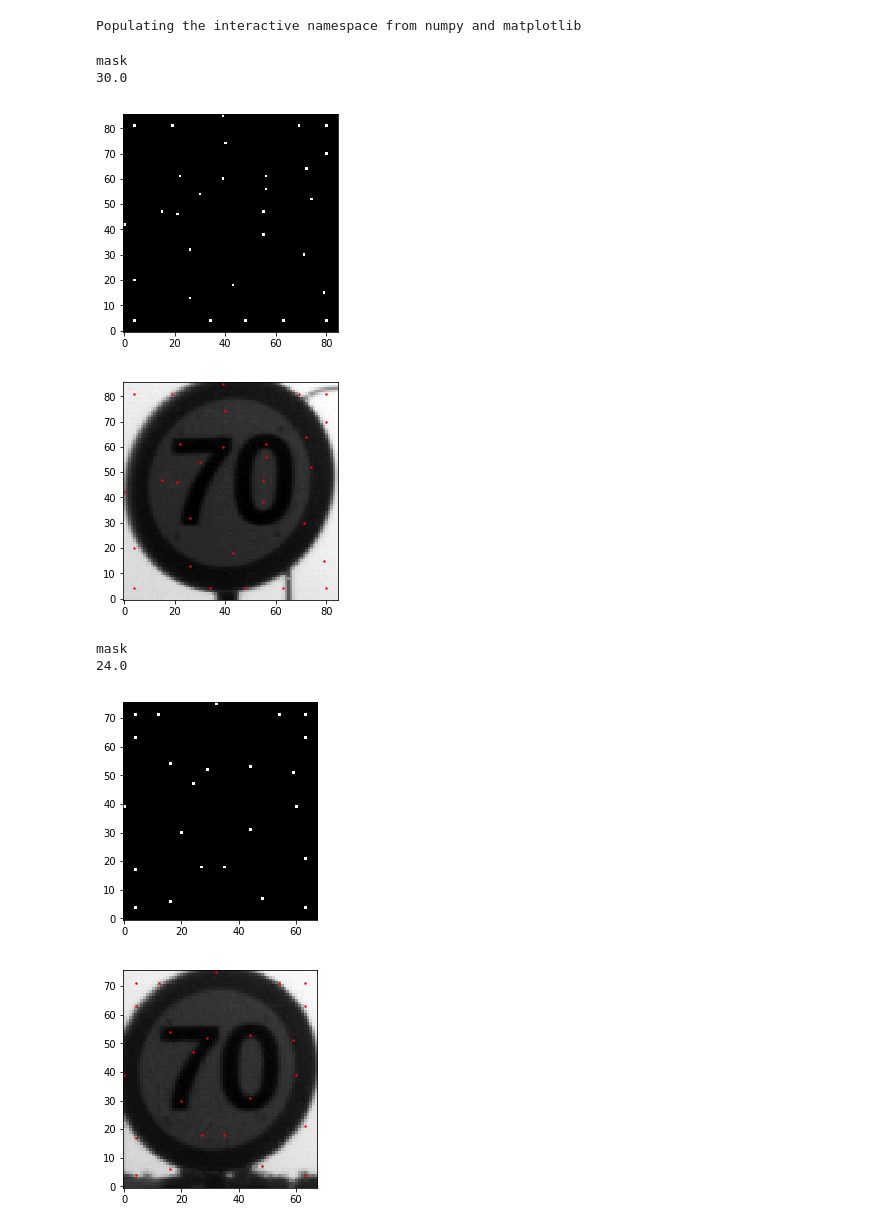
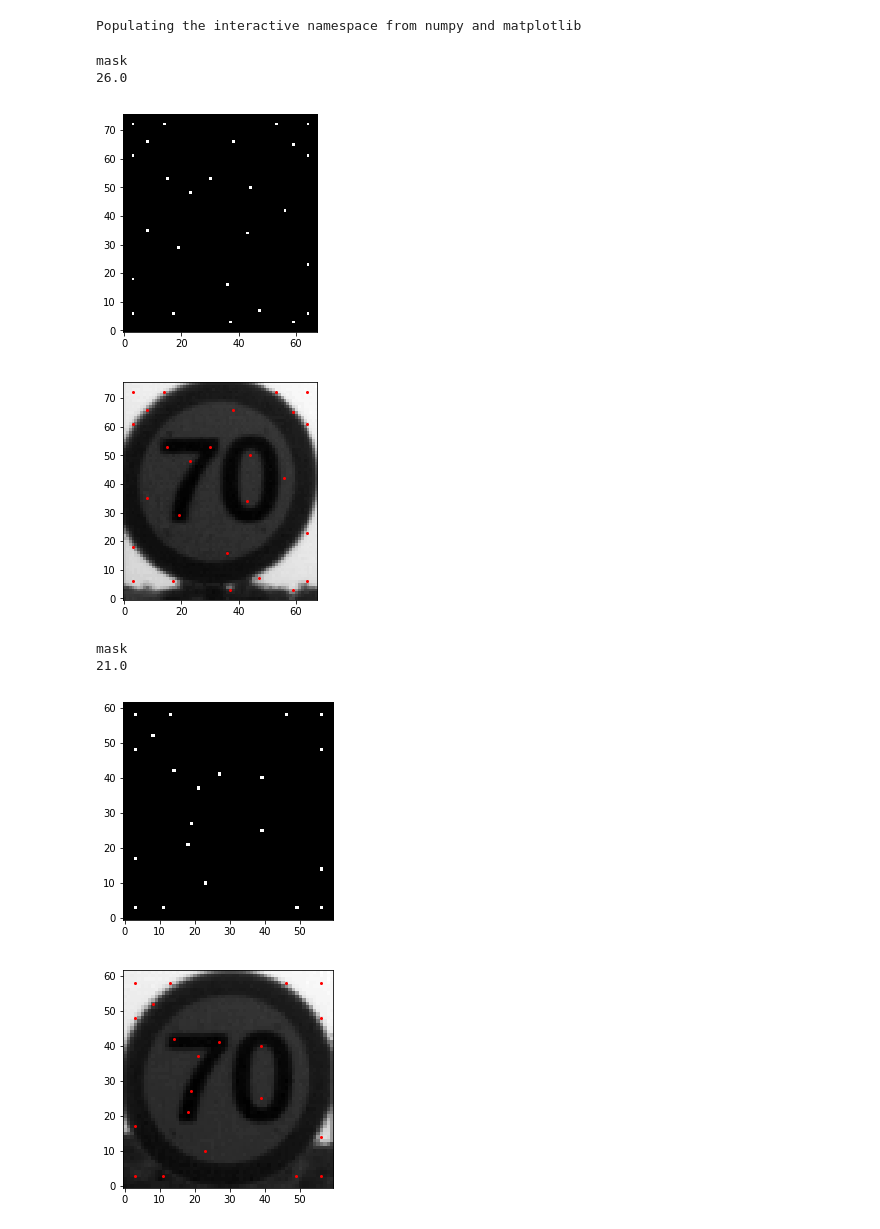
Before and after one commit to hodayamar/excellenteam-python-mobileye-distance-calculation, a Jupyter notebook: organized_algo.ipynb, the cells around one changed output. Saved outputs shown, nothing was run; the diff lists cells and outputs as text; code cells hidden in the pictures.

Commit message:
harris + matching complete

```diff
--- a/organized_algo.ipynb
+++ b/organized_algo.ipynb
@@ -11,7 +11,7 @@ plt.rcParams['image.cmap'] = 'gray'
 # %% [output]
 Populating the interactive namespace from numpy and matplotlib
 # %%
-patch_filter_size = 9
+patch_filter_size = 7
 k = 0.05
 max_filter_size = 9
 DEBUG = False
@@ -67,8 +67,8 @@ def harris_corners(rect,image,DEBUG = False,debug_level = 0):
     for x in range(rect_mat.shape[0]):
         for y in range(rect_mat.shape[1]):
             H = np.array([[sxx[x][y], sxy[x][y]], [sxy[x][y], syy[x][y]]])
-            R[x,y] = np.linalg.det(H) - k*((np.trace(H))**2)
-#             R[x][y] = 2*np.linalg.det(H)/(np.trace(H) + 0.01)
+#             R[x,y] = np.linalg.det(H) - k*((np.trace(H))**2)
+            R[x][y] = 2*np.linalg.det(H)/(np.trace(H) + 0.01)
 
     if DEBUG and debug_level == 1:
         print("R map")
@@ -105,7 +105,7 @@ def harris_corners(rect,image,DEBUG = False,debug_level = 0):
             for y in range(rect_mat.shape[1]):
                 if mask[x][y]:
 #                     plt.scatter(y,x, c='r', s=(R[x-2][y-2]/20))
-                    plt.scatter(y,x, c='r', s=2 )
+                    plt.scatter(y,x, c='r', s=4 )
 
     if DEBUG and debug_level == 1:
         plt.figure()
@@ -117,25 +117,25 @@ def harris_corners(rect,image,DEBUG = False,debug_level = 0):
     return mask
 # %%
 df = pd.read_pickle("store.pickle")
-line = df.iloc[0]
+line = df.iloc[1]
 rect = line.currRect
 img = line.currImage
 
-points = harris_corners(rect,img,True)
+curr_points = harris_corners(rect,img,True)
 # %% [output]
 mask
-30.0
+26.0
-[figure, old version]
+[figure, new version]
-[figure, old version]
+[figure, new version]
 # %%
-df = pd.read_pickle("store.pickle")
-line = df.iloc[0]
+# df = pd.read_pickle("store.pickle")
+line = df.iloc[1]
 rect = line.prevRect
 img = line.prevImage
 
-points = harris_corners(rect,img,True)
+prev_points = harris_corners(rect,img,True)
 # %% [output]
 mask
-24.0
+21.0
-[figure, old version]
+[figure, new version]
-[figure, old version]
+[figure, new version]
```
Also changed, not shown: parts of 22 cells of this notebook, 1 other file.
